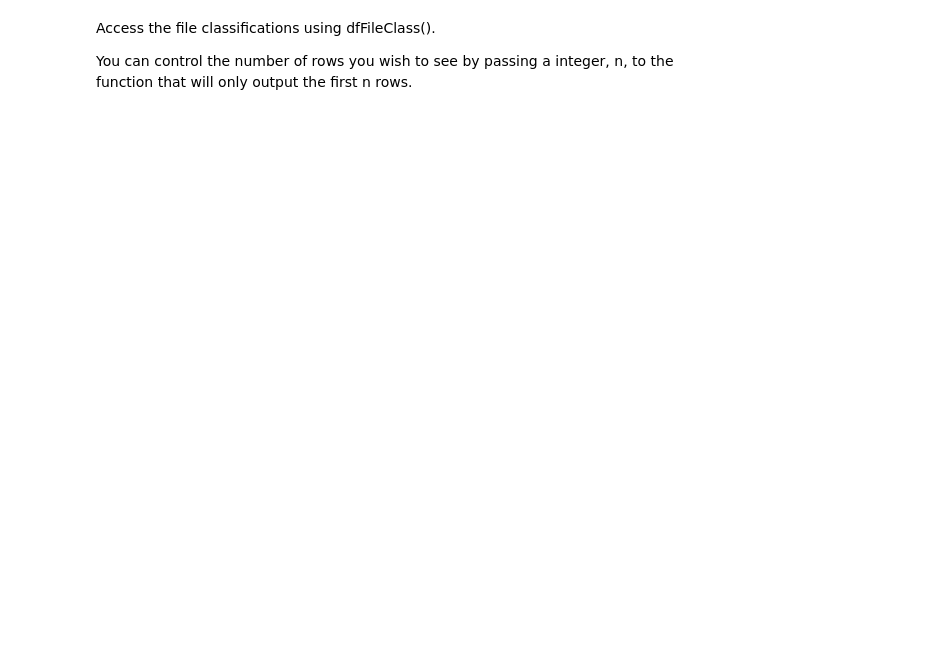
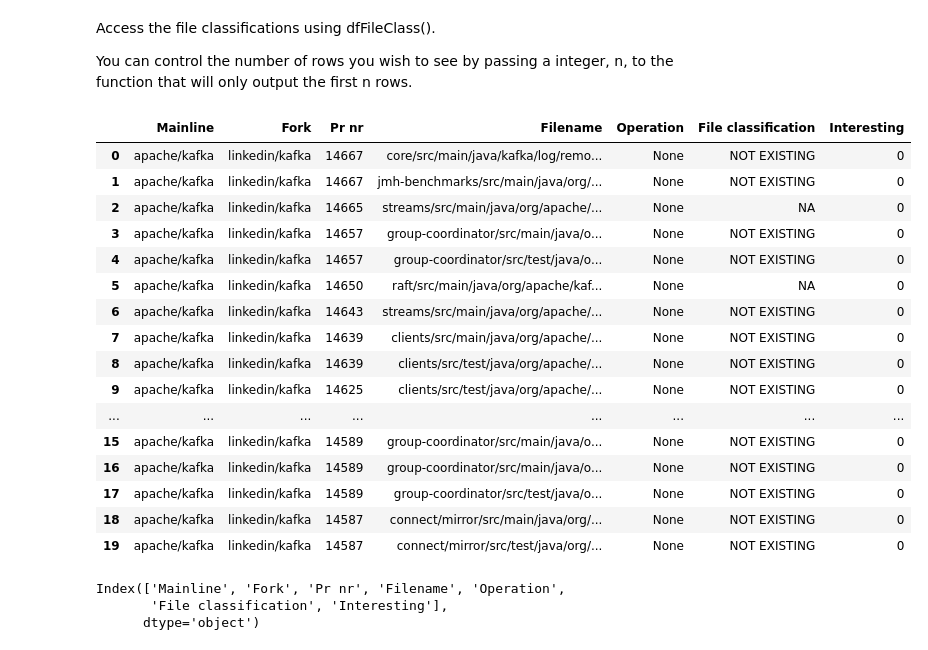
Before and after one commit to unlv-evol/PaReco, a Jupyter notebook: src/notebooks/00_example_2022_03_25.ipynb, the cells around one changed output. Drawn from its saved outputs; the diff is of its cells as text; code cells hidden in the pictures; blank space fills up the shorter version.

```diff
--- a/src/notebooks/00_example_2022_03_25.ipynb
+++ b/src/notebooks/00_example_2022_03_25.ipynb
@@ -139,4 +215,29 @@ Access the file classifications using dfFileClass().
 You can control the number of rows you wish to see by passing a integer, n,  to the function that will only output the first n rows.
 # %%
 #Files
-example.dfFileClass()
+example.df_file_class(20)
+# %% [output]
+|  | Mainline | Fork | Pr nr | Filename | Operation | File classification | Interesting |
+| 0 | apache/kafka | linkedin/kafka | 14667 | core/src/main/java/kafka/log/remo... | None | NOT EXISTING | 0 |
+| 1 | apache/kafka | linkedin/kafka | 14667 | jmh-benchmarks/src/main/java/org/... | None | NOT EXISTING | 0 |
+| 2 | apache/kafka | linkedin/kafka | 14665 | streams/src/main/java/org/apache/... | None | NA | 0 |
+| 3 | apache/kafka | linkedin/kafka | 14657 | group-coordinator/src/main/java/o... | None | NOT EXISTING | 0 |
+| 4 | apache/kafka | linkedin/kafka | 14657 | group-coordinator/src/test/java/o... | None | NOT EXISTING | 0 |
+| 5 | apache/kafka | linkedin/kafka | 14650 | raft/src/main/java/org/apache/kaf... | None | NA | 0 |
+| 6 | apache/kafka | linkedin/kafka | 14643 | streams/src/main/java/org/apache/... | None | NOT EXISTING | 0 |
+| 7 | apache/kafka | linkedin/kafka | 14639 | clients/src/main/java/org/apache/... | None | NOT EXISTING | 0 |
+| 8 | apache/kafka | linkedin/kafka | 14639 | clients/src/test/java/org/apache/... | None | NOT EXISTING | 0 |
+| 9 | apache/kafka | linkedin/kafka | 14625 | clients/src/test/java/org/apache/... | None | NOT EXISTING | 0 |
+| ... | ... | ... | ... | ... | ... | ... | ... |
+| 15 | apache/kafka | linkedin/kafka | 14589 | group-coordinator/src/main/java/o... | None | NOT EXISTING | 0 |
+| 16 | apache/kafka | linkedin/kafka | 14589 | group-coordinator/src/main/java/o... | None | NOT EXISTING | 0 |
+| 17 | apache/kafka | linkedin/kafka | 14589 | group-coordinator/src/test/java/o... | None | NOT EXISTING | 0 |
+| 18 | apache/kafka | linkedin/kafka | 14587 | connect/mirror/src/main/java/org/... | None | NOT EXISTING | 0 |
+| 19 | apache/kafka | linkedin/kafka | 14587 | connect/mirror/src/test/java/org/... | None | NOT EXISTING | 0 |
+# %%
+d = example.df_file_class()
+d.columns
+# %% [output]
+Index(['Mainline', 'Fork', 'Pr nr', 'Filename', 'Operation',
+       'File classification', 'Interesting'],
+      dtype='object')
```
Also changed, not shown: parts of 13 cells of this notebook, 9 other files.
